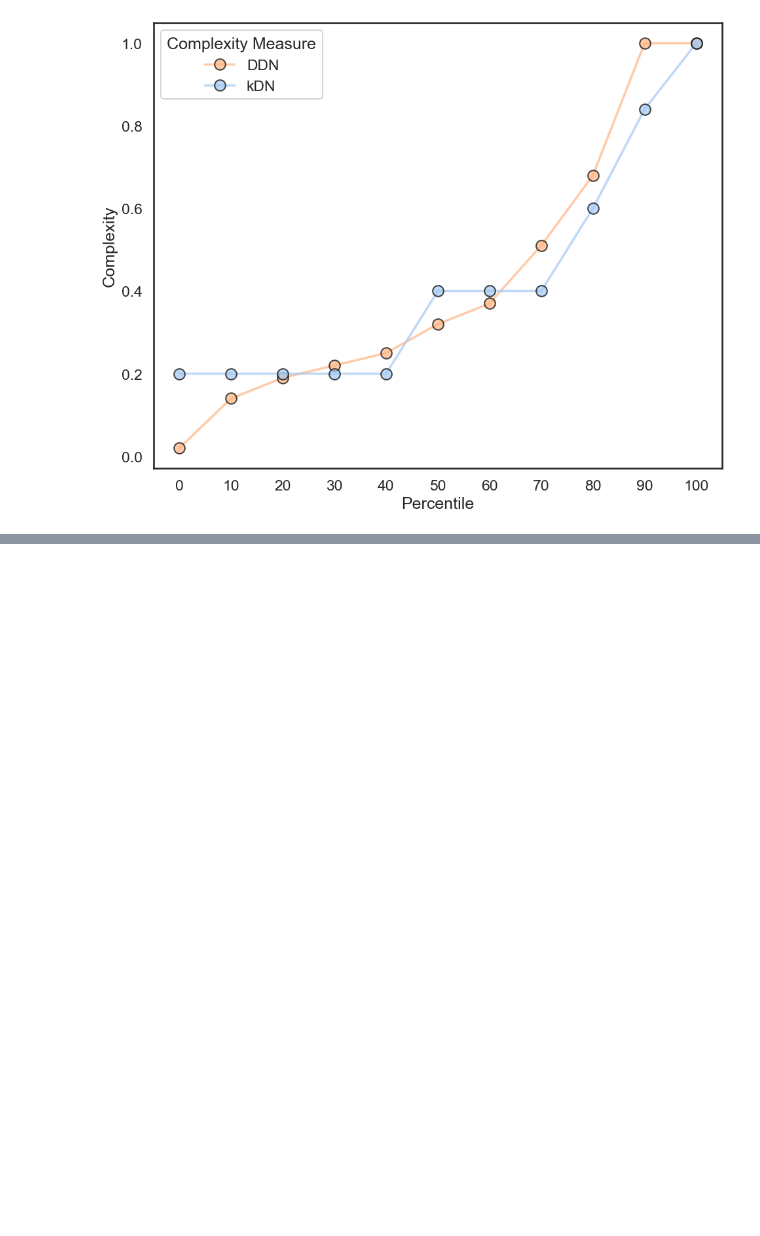
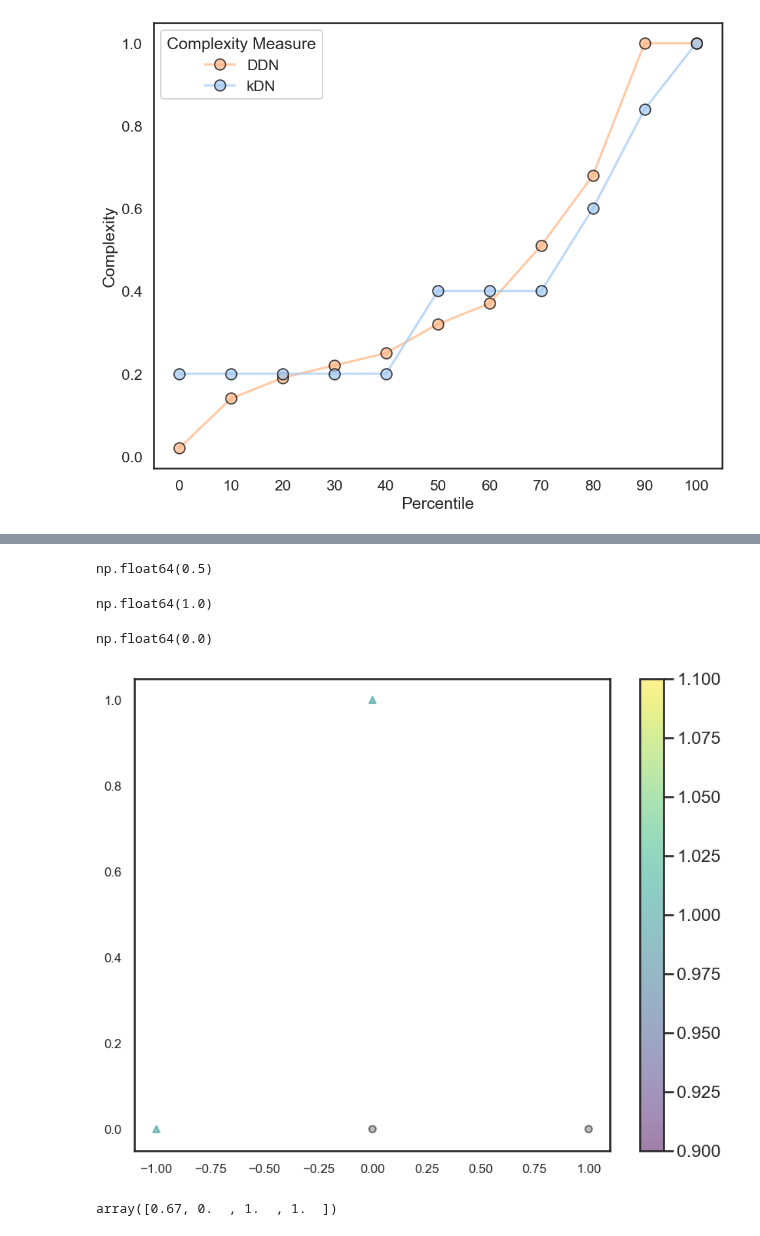
Before and after one commit to URJCDSLab/dynamic_disagreeing_neighbors, a Jupyter notebook: notebooks/3_artificial_data.ipynb, the cells around one changed output, grey strips where cells are left out. Saved outputs shown, nothing was run; the diff lists cells and outputs as text; code cells hidden in the pictures; blank space fills up the shorter version.

```diff
--- a/notebooks/3_artificial_data.ipynb
+++ b/notebooks/3_artificial_data.ipynb
@@ -460,0 +465,4 @@ plot_decile_distribution();
+# %%
+X_data, y_data = create_ddn_kdn_test_dataset()
+# %%
+complexity, _ = kdn_score(X_data, y_data, 1)
@@ -460,0 +496,39 @@ plot_decile_distribution();
+# %%
+global_complexity
+# %% [output]
+np.float64(0.5)
+# %%
+class1_complexity
+# %% [output]
+np.float64(1.0)
+# %%
+class0_complexity
+# %% [output]
+np.float64(0.0)
+# %%
+# Point areas
+area1 = np.ma.masked_where(y_data < 1, y_data) + 39
+area2 = np.ma.masked_where(y_data > 0, y_data) + 40
+
+# Mask complexity <= 0
+masked_complexity = np.ma.masked_where(complexity <= 0, complexity)
+
+figure, ax = plt.subplots(figsize=[10, 8])
+
+# Scatter plot
+sc1 = ax.scatter(X_data[:, 0], X_data[:, 1], c=masked_complexity, alpha=0.5, s=area1, marker='^', cmap='viridis')
+sc2 = ax.scatter(X_data[:, 0], X_data[:, 1], c=masked_complexity, alpha=0.5, s=area2, marker='o', cmap='viridis')
+
+# Mask complexity == 0
+mask_0 = complexity == 0
+ax.scatter(X_data[mask_0, 0], X_data[mask_0, 1], c='gray', alpha=0.5, s=np.asarray(area1)[mask_0], marker='^', edgecolor='black')
+ax.scatter(X_data[mask_0, 0], X_data[mask_0, 1], c='gray', alpha=0.5, s=np.asarray(area2)[mask_0], marker='o', edgecolor='black')
+
+ax.tick_params(axis='both', labelsize=12)
+
+# Colorbar
+plt.colorbar(sc1)
+
+plt.show()
+# %% [output]
+[figure, added]
@@ -460,0 +539,4 @@ plot_decile_distribution();
+# %%
+complexity_d
+# %% [output]
+array([0.67, 0.  , 1.  , 1.  ])
```
Also changed, not shown: parts of 12 cells of this notebook, 1 other file.
